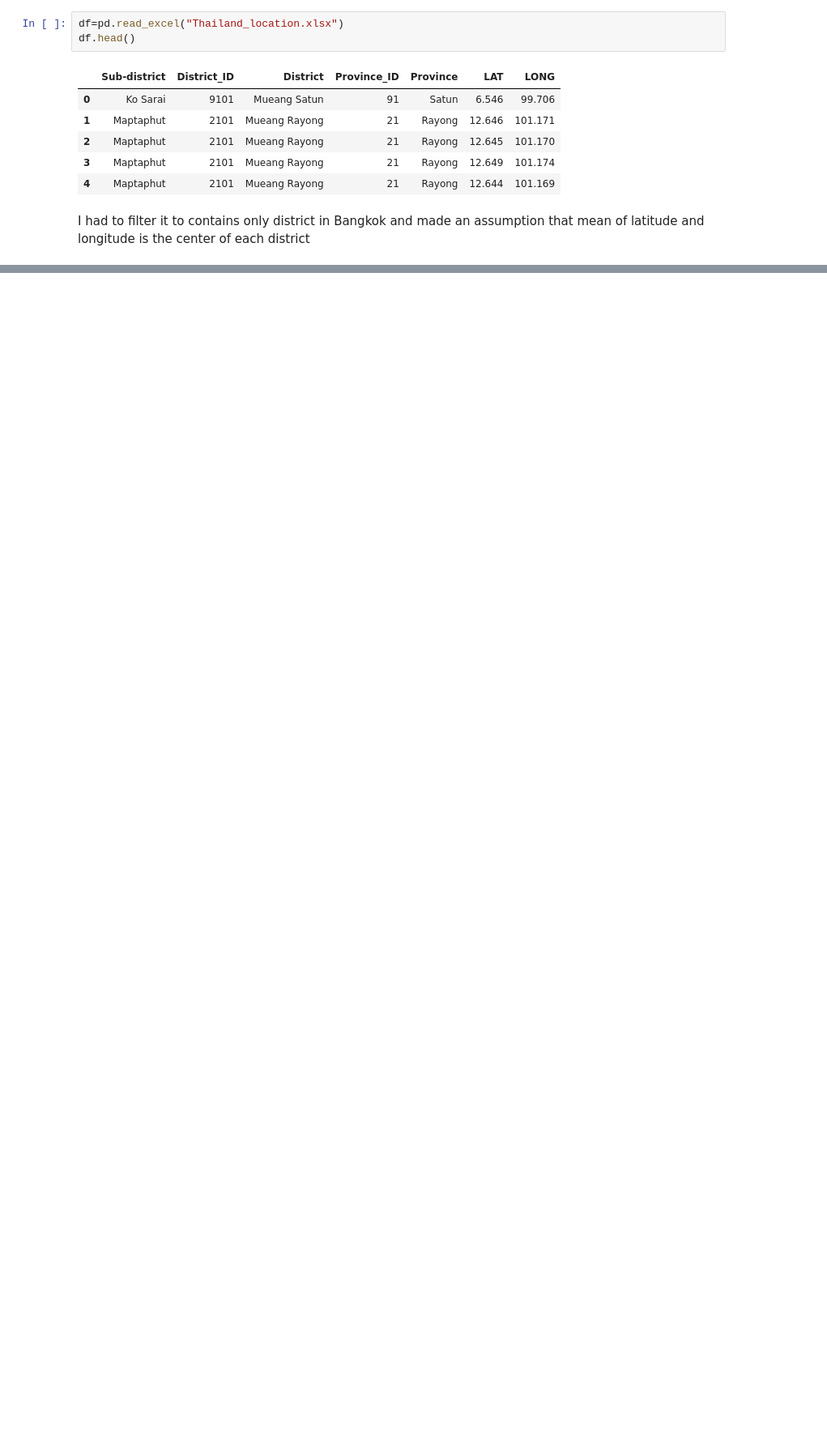
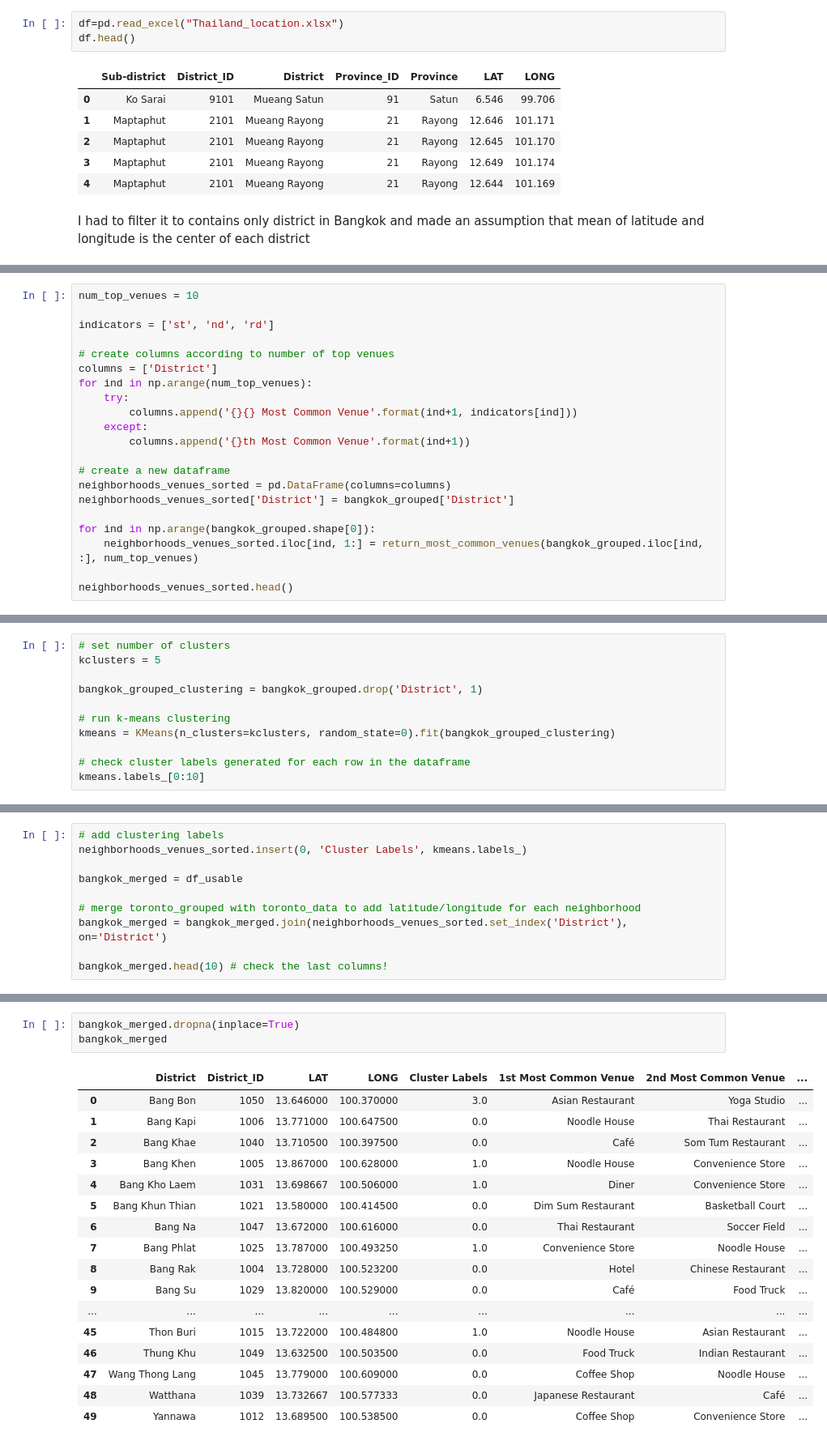
Before and after one commit to boontawatk/Coursera_Capstone, a Jupyter notebook: Describe Data.ipynb, the cells around one changed output, grey strips where cells are left out. Shown: that part at 81% size. Drawn from its saved outputs; the diff is of its cells as text; blank space fills up the shorter version.

```diff
--- a/Describe Data.ipynb
+++ b/Describe Data.ipynb
@@ -43,0 +194,21 @@ df_usable
+# %%
+num_top_venues = 10
+
+indicators = ['st', 'nd', 'rd']
+
+# create columns according to number of top venues
+columns = ['District']
+for ind in np.arange(num_top_venues):
+    try:
+        columns.append('{}{} Most Common Venue'.format(ind+1, indicators[ind]))
+    except:
+        columns.append('{}th Most Common Venue'.format(ind+1))
+
+# create a new dataframe
+neighborhoods_venues_sorted = pd.DataFrame(columns=columns)
+neighborhoods_venues_sorted['District'] = bangkok_grouped['District']
+
+for ind in np.arange(bangkok_grouped.shape[0]):
+    neighborhoods_venues_sorted.iloc[ind, 1:] = return_most_common_venues(bangkok_grouped.iloc[ind, :], num_top_venues)
+
+neighborhoods_venues_sorted.head()
@@ -43,0 +222,11 @@ df_usable
+# %%
+# set number of clusters
+kclusters = 5
+
+bangkok_grouped_clustering = bangkok_grouped.drop('District', 1)
+
+# run k-means clustering
+kmeans = KMeans(n_clusters=kclusters, random_state=0).fit(bangkok_grouped_clustering)
+
+# check cluster labels generated for each row in the dataframe
+kmeans.labels_[0:10]
@@ -43,0 +235,10 @@ df_usable
+# %%
+# add clustering labels
+neighborhoods_venues_sorted.insert(0, 'Cluster Labels', kmeans.labels_)
+
+bangkok_merged = df_usable
+
+# merge toronto_grouped with toronto_data to add latitude/longitude for each neighborhood
+bangkok_merged = bangkok_merged.join(neighborhoods_venues_sorted.set_index('District'), on='District')
+
+bangkok_merged.head(10) # check the last columns!
@@ -43,0 +257,21 @@ df_usable
+# %%
+bangkok_merged.dropna(inplace=True)
+bangkok_merged
+# %% [output]
+|  | District | District_ID | LAT | LONG | Cluster Labels | 1st Most Common Venue | 2nd Most Common Venue | ... |
+| 0 | Bang Bon | 1050 | 13.646000 | 100.370000 | 3.0 | Asian Restaurant | Yoga Studio | ... |
+| 1 | Bang Kapi | 1006 | 13.771000 | 100.647500 | 0.0 | Noodle House | Thai Restaurant | ... |
+| 2 | Bang Khae | 1040 | 13.710500 | 100.397500 | 0.0 | Café | Som Tum Restaurant | ... |
+| 3 | Bang Khen | 1005 | 13.867000 | 100.628000 | 1.0 | Noodle House | Convenience Store | ... |
+| 4 | Bang Kho Laem | 1031 | 13.698667 | 100.506000 | 1.0 | Diner | Convenience Store | ... |
+| 5 | Bang Khun Thian | 1021 | 13.580000 | 100.414500 | 0.0 | Dim Sum Restaurant | Basketball Court | ... |
+| 6 | Bang Na | 1047 | 13.672000 | 100.616000 | 0.0 | Thai Restaurant | Soccer Field | ... |
+| 7 | Bang Phlat | 1025 | 13.787000 | 100.493250 | 1.0 | Convenience Store | Noodle House | ... |
+| 8 | Bang Rak | 1004 | 13.728000 | 100.523200 | 0.0 | Hotel | Chinese Restaurant | ... |
+| 9 | Bang Su | 1029 | 13.820000 | 100.529000 | 0.0 | Café | Food Truck | ... |
+| ... | ... | ... | ... | ... | ... | ... | ... | ... |
+| 45 | Thon Buri | 1015 | 13.722000 | 100.484800 | 1.0 | Noodle House | Asian Restaurant | ... |
+| 46 | Thung Khu | 1049 | 13.632500 | 100.503500 | 0.0 | Food Truck | Indian Restaurant | ... |
+| 47 | Wang Thong Lang | 1045 | 13.779000 | 100.609000 | 0.0 | Coffee Shop | Noodle House | ... |
+| 48 | Watthana | 1039 | 13.732667 | 100.577333 | 0.0 | Japanese Restaurant | Café | ... |
+| 49 | Yannawa | 1012 | 13.689500 | 100.538500 | 0.0 | Coffee Shop | Convenience Store | ... |
```
Also changed, not shown: parts of 22 cells of this notebook, 2 other files.
